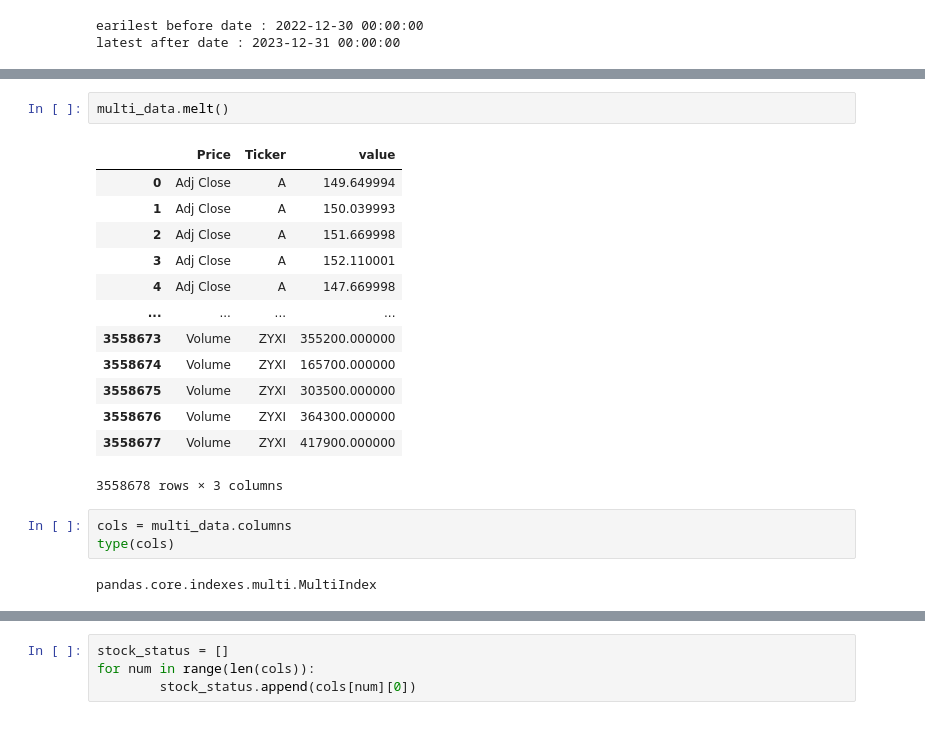
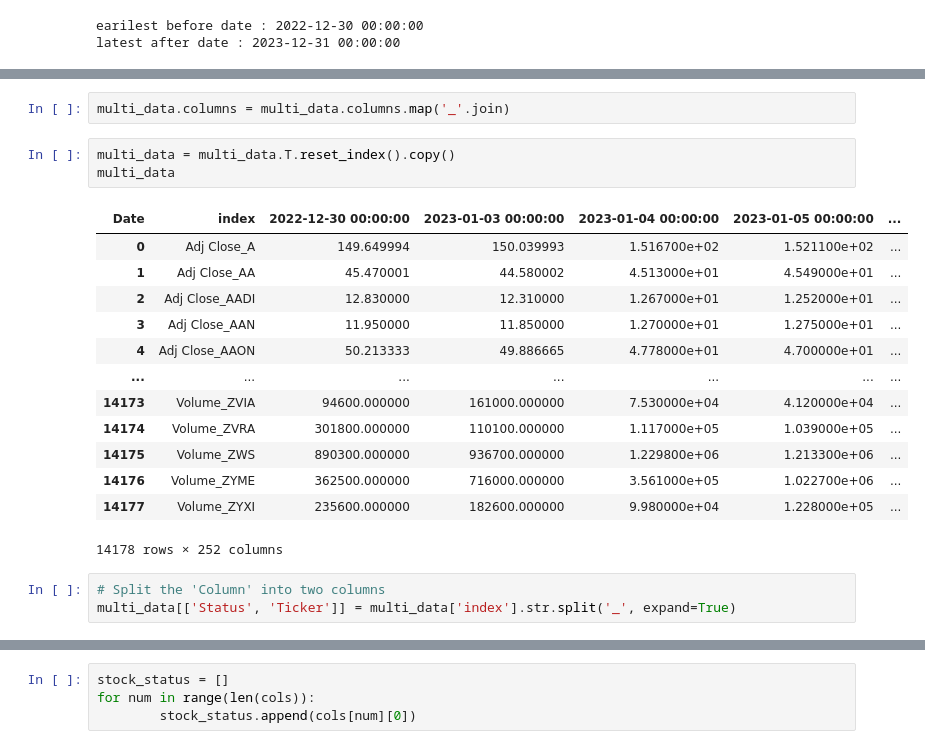
Before and after one commit to brigittesullivan/eps-stock-market-ml-project, a Jupyter notebook: 2_Data_Loading_Part2.ipynb, the cells around one changed output, grey strips where cells are left out. Saved outputs shown, nothing was run; the diff lists cells and outputs as text.

```diff
--- a/2_Data_Loading_Part2.ipynb
+++ b/2_Data_Loading_Part2.ipynb
@@ -126,21 +119,22 @@ multi_data.T
+# %%
+multi_data.columns = multi_data.columns.map('_'.join)
+# %%
+multi_data = multi_data.T.reset_index().copy()
+multi_data
+# %% [output]
+| Date | index | 2022-12-30 00:00:00 | 2023-01-03 00:00:00 | 2023-01-04 00:00:00 | 2023-01-05 00:00:00 | ... |
+| 0 | Adj Close_A | 149.649994 | 150.039993 | 1.516700e+02 | 1.521100e+02 | ... |
+| 1 | Adj Close_AA | 45.470001 | 44.580002 | 4.513000e+01 | 4.549000e+01 | ... |
+| 2 | Adj Close_AADI | 12.830000 | 12.310000 | 1.267000e+01 | 1.252000e+01 | ... |
+| 3 | Adj Close_AAN | 11.950000 | 11.850000 | 1.270000e+01 | 1.275000e+01 | ... |
+| 4 | Adj Close_AAON | 50.213333 | 49.886665 | 4.778000e+01 | 4.700000e+01 | ... |
+| ... | ... | ... | ... | ... | ... | ... |
+| 14173 | Volume_ZVIA | 94600.000000 | 161000.000000 | 7.530000e+04 | 4.120000e+04 | ... |
+| 14174 | Volume_ZVRA | 301800.000000 | 110100.000000 | 1.117000e+05 | 1.039000e+05 | ... |
+| 14175 | Volume_ZWS | 890300.000000 | 936700.000000 | 1.229800e+06 | 1.213300e+06 | ... |
+| 14176 | Volume_ZYME | 362500.000000 | 716000.000000 | 3.561000e+05 | 1.022700e+06 | ... |
+| 14177 | Volume_ZYXI | 235600.000000 | 182600.000000 | 9.980000e+04 | 1.228000e+05 | ... |
+14178 rows × 252 columns
 # %%
-multi_data.melt()
+# Split the 'Column' into two columns
+multi_data[['Status', 'Ticker']] = multi_data['index'].str.split('_', expand=True)
-# %% [output]
-|  | Price | Ticker | value |
-| 0 | Adj Close | A | 149.649994 |
-| 1 | Adj Close | A | 150.039993 |
-| 2 | Adj Close | A | 151.669998 |
-| 3 | Adj Close | A | 152.110001 |
-| 4 | Adj Close | A | 147.669998 |
-| ... | ... | ... | ... |
-| 3558673 | Volume | ZYXI | 355200.000000 |
-| 3558674 | Volume | ZYXI | 165700.000000 |
-| 3558675 | Volume | ZYXI | 303500.000000 |
-| 3558676 | Volume | ZYXI | 364300.000000 |
-| 3558677 | Volume | ZYXI | 417900.000000 |
-3558678 rows × 3 columns
-# %%
-cols = multi_data.columns
-type(cols)
-# %% [output]
-pandas.core.indexes.multi.MultiIndex
```
Also changed, not shown: parts of 23 cells of this notebook, 2 other files.
